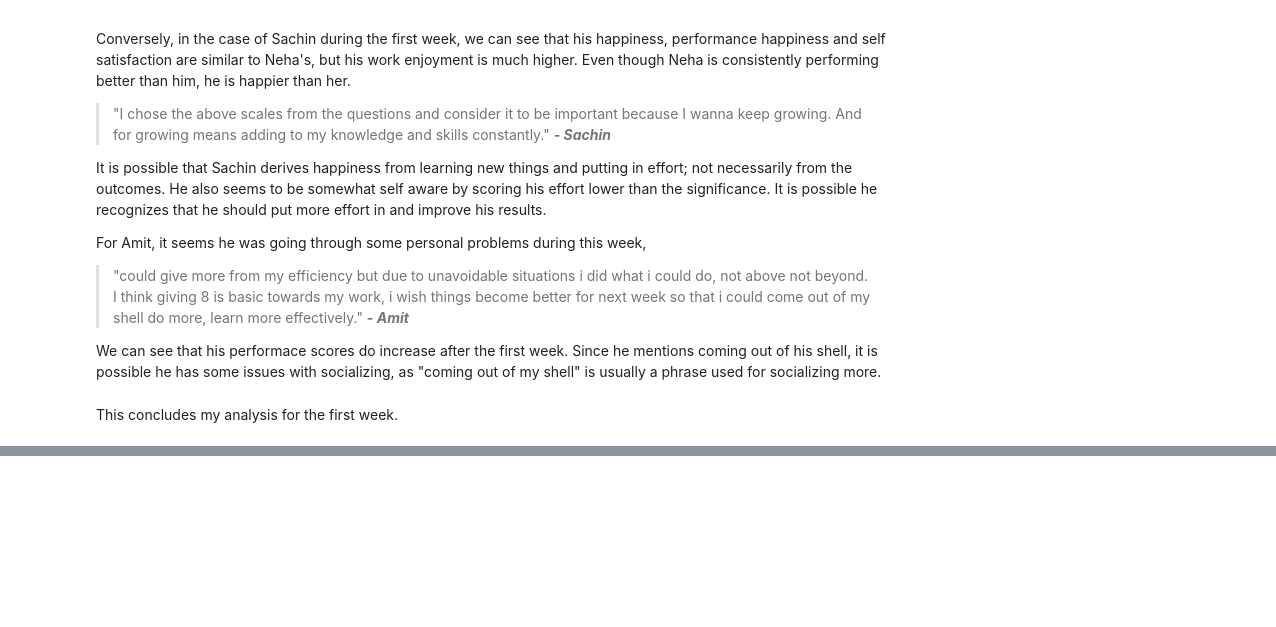
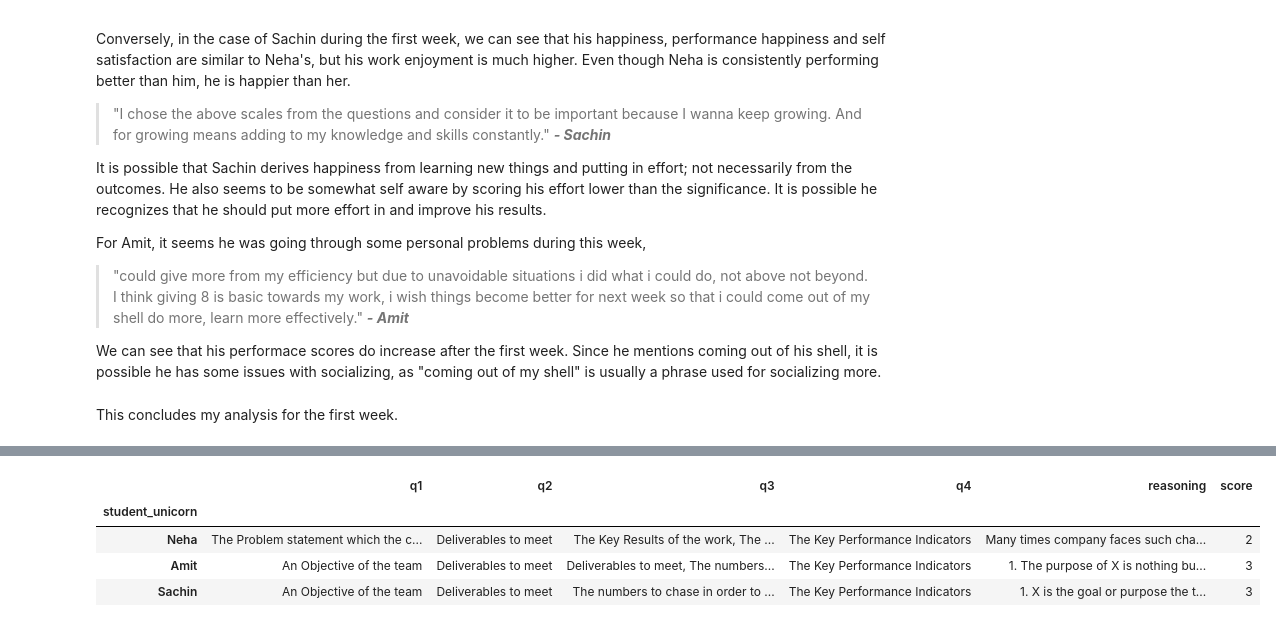
Before and after one commit to You-sha/DT-Fellowship-Selection, a Jupyter notebook: Data Visualization.ipynb, the cells around one changed output, grey strips where cells are left out. Cells and saved outputs as stored; diff of their text form; code cells hidden in the pictures; blank space fills up the shorter version.

```diff
--- a/Data Visualization.ipynb
+++ b/Data Visualization.ipynb
@@ -232,0 +248,2 @@ This concludes my analysis for the first week.
+# %%
+week_2 = pd.read_csv('w2_candidate_progress.csv', index_col='student_unicorn')
@@ -232,0 +266,8 @@ This concludes my analysis for the first week.
+# %%
+week_2
+# %% [output]
+|  | q1 | q2 | q3 | q4 | reasoning | score |
+| student_unicorn |  |  |  |  |  |  |
+| Neha | The Problem statement which the c... | Deliverables to meet | The Key Results of the work, The ... | The Key Performance Indicators | Many times company faces such cha... | 2 |
+| Amit | An Objective of the team | Deliverables to meet | Deliverables to meet, The numbers... | The Key Performance Indicators | 1. The purpose of X is nothing bu... | 3 |
+| Sachin | An Objective of the team | Deliverables to meet | The numbers to chase in order to ... | The Key Performance Indicators | 1. X is the goal or purpose the t... | 3 |
```
Also changed, not shown: parts of 10 cells of this notebook.
